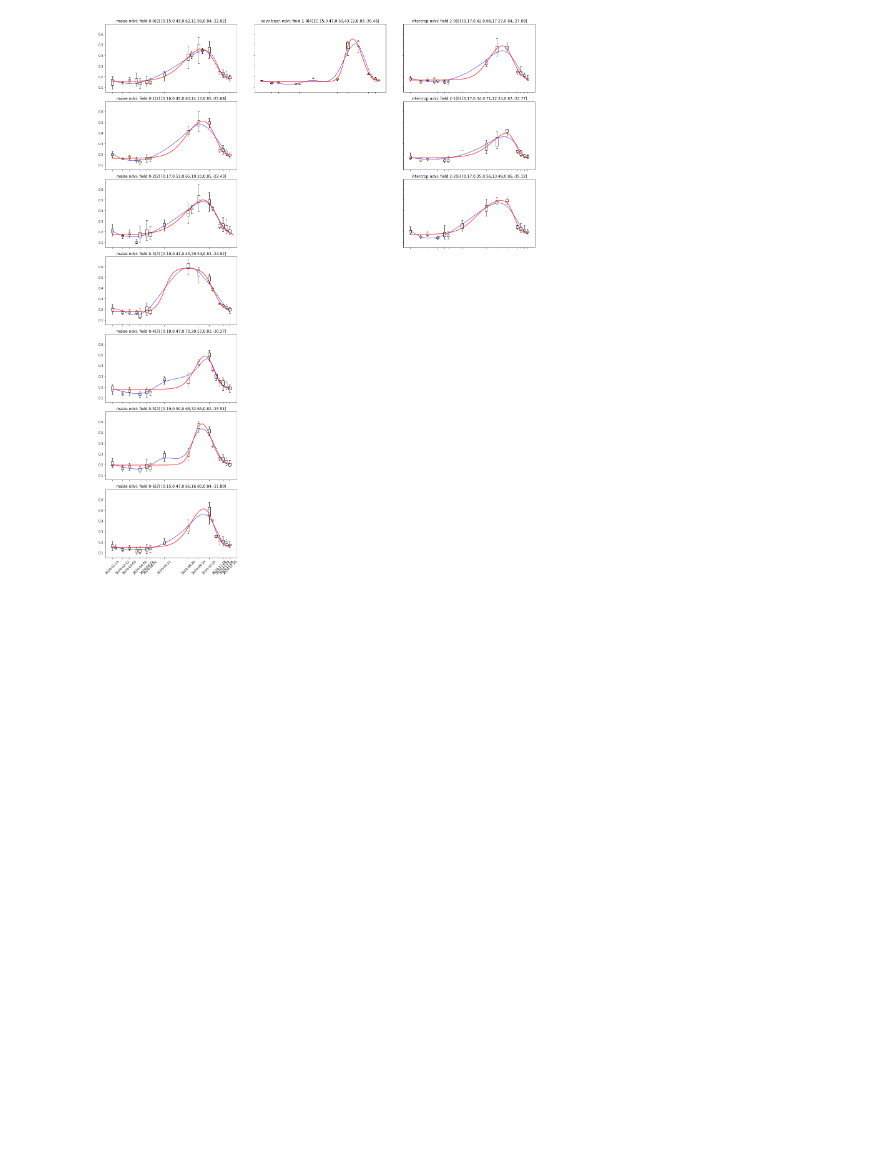
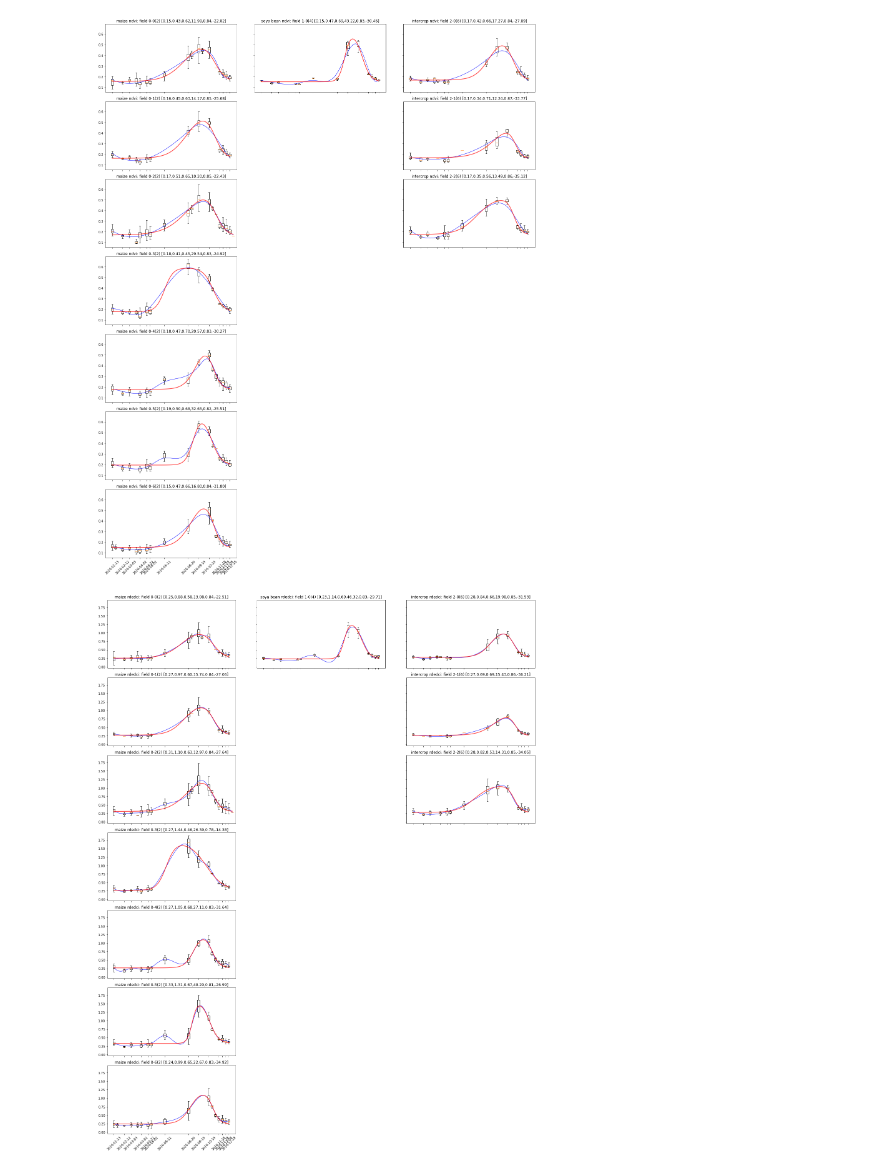
Before and after one commit to apburt/cropseg, a Jupyter notebook: doc/dlfcompression.ipynb, the cells around one changed output. Cells and saved outputs as stored; diff of their text form; code cells hidden in the pictures; blank space fills up the shorter version.

Commit message:
plot double logistic parameters

```diff
--- a/doc/dlfcompression.ipynb
+++ b/doc/dlfcompression.ipynb
@@ -107,7 +107,7 @@ from satellitedata import load_satellite_cloudmasks_as_array
 s1items,s1dates = get_tileitems_from_collection(tileid,s1metadata,datasetinfo,verbose=1)
 s2items,s2dates = get_tileitems_from_collection(tileid,s2metadata,datasetinfo,verbose=1)
 s1data = load_satellite_data_as_array(s1items,s1bands,s1indices,datasetinfo,datasetinfo["s1shape"])
-s2data = load_satellite_data_as_array(s2items,s2bands,s2indices,datasetinfo,datasetinfo["s2shape"],rr=4096)
+s2data = load_satellite_data_as_array(s2items,s2bands,s2indices,datasetinfo,datasetinfo["s2shape"],rr=4096.)
 s2cloudmasks = load_satellite_cloudmasks_as_array(s2items,datasetinfo,datasetinfo["s2shape"])
 # %% [output]
 Items for 003186 are available
@@ -155,7 +155,7 @@ for i in range(ncol):
             if doublelogistic_fittingconditions(pos,mean,durationmin=0.9,gapmax=0.5,amplitudemin=0.25) == True:
                 posf,meanf,weights = fusedataandweight(pos,mean,poss,spline(poss),weight=[0.1,1.0])
                 dbllog = doublelogistic(posf,meanf,weights=weights,bound=True,epsilon=0.1)
-                if doublelogistic_parameterconditions(dbllog,A1min=0.05,A1max=0.25,A2min=0.30,A2max=0.80,x01min=0.40,x01max=0.80,k1min=5.0,k1max=50.0,x02min=0.80,x02max=0.95,k2min=-50.0,k2max=-10.0) == True:
+                if doublelogistic_parameterconditions(dbllog,A1min=0.11,A1max=0.24,A2min=0.26,A2max=0.63,x01min=0.34,x01max=0.88,k1min=7.65,k1max=54.02,x02min=0.61,x02max=1.08,k2min=-43.89,k2max=-16.52) == True:
                     axs[idx].plot(posf,dbllogifunc(posf,*dbllog),color="red",alpha=0.75,lw=2)
                     axs[idx].set_title('{0} {1}: field {2}-{3}({4}) [{5:.2f},{6:.2f},{7:.2f},{8:.2f},{9:.2f},{10:.2f}]'.format(groundlabels[crops[i]]["crop"],s2indices[index],i,j,crops[i],dbllog[0],dbllog[1],dbllog[2],dbllog[3],dbllog[4],dbllog[5]))
             else:
@@ -171,3 +171,53 @@ matplotlib.pyplot.tight_layout()
 matplotlib.pyplot.show()
 # %% [output]
 [figure]
+# %%
+#####
+index = s2indices.index("rdedci")
+#####
+
+datapos = index + len(s2bands)
+ncol,nrow = fieldmask_colrowcount(fieldmasks)
+fig,ax = matplotlib.pyplot.subplots(nrow,ncol,figsize=[20,25],sharex="all",sharey="all")
+axs = ax.ravel(order='F')
+idx = 0
+delete = []
+for i in range(ncol):
+    for j in range(nrow):
+        if j < fieldmasks[i][1]:
+            data = []
+            mean = []
+            dates = []
+            for k in range(len(s2items)):
+                fm = numpy.copy(fieldmasks[i][0])
+                cm = numpy.copy(s2cloudmasks[k])
+                fm[cm != 0] = 0
+                if len(s2data[k][datapos][fm == j+1]) > 0:
+                    data.append(list(s2data[k][datapos][fm == j+1]))
+                    mean.append(numpy.mean(s2data[k][datapos][fm == j+1]))
+                    dates.append(s2dates[k])
+            mean = numpy.array(mean)
+            pos = numpy.array(datepositions(dates))
+            axs[idx].boxplot(data,positions=pos,widths=0.02,showfliers=False)
+            poss = numpy.linspace(numpy.min(pos),numpy.max(pos),100)
+            spline = scipy.interpolate.UnivariateSpline(pos,mean,s=0.01,k=3)
+            axs[idx].plot(poss,spline(poss),color="blue",alpha=1,lw=1)
+            if doublelogistic_fittingconditions(pos,mean,durationmin=0.9,gapmax=0.5,amplitudemin=0.5) == True:
+                posf,meanf,weights = fusedataandweight(pos,mean,poss,spline(poss),weight=[0.1,1.0])
+                dbllog = doublelogistic(posf,meanf,weights=weights,bound=True,epsilon=0.1)
+                if doublelogistic_parameterconditions(dbllog,A1min=0.17,A1max=0.41,A2min=0.52,A2max=1.80,x01min=0.34,x01max=0.86,k1min=9.73,k1max=60.25,x02min=0.59,x02max=1.07,k2min=-45.27,k2max=-10.78) == True:
+                    axs[idx].plot(posf,dbllogifunc(posf,*dbllog),color="red",alpha=0.75,lw=2)
+                    axs[idx].set_title('{0} {1}: field {2}-{3}({4}) [{5:.2f},{6:.2f},{7:.2f},{8:.2f},{9:.2f},{10:.2f}]'.format(groundlabels[crops[i]]["crop"],s2indices[index],i,j,crops[i],dbllog[0],dbllog[1],dbllog[2],dbllog[3],dbllog[4],dbllog[5]))
+            else:
+                axs[idx].set_title(f'{groundlabels[crops[i]]["crop"]} {s2indices[index]}: field {i}-{j}({crops[i]})')
+            axs[idx].set_xlim([-0.02,1.02])
+            axs[idx].set_xticklabels(dates,rotation=45)
+        else:
+            delete.append(idx)
+        idx = idx + 1
+for i in range(len(delete)):
+    fig.delaxes(axs[delete[i]])
+matplotlib.pyplot.tight_layout()
+matplotlib.pyplot.show()
+# %% [output]
+[figure, added]
```
Also changed, not shown: parts of 1 cell of this notebook, 2 other files.
